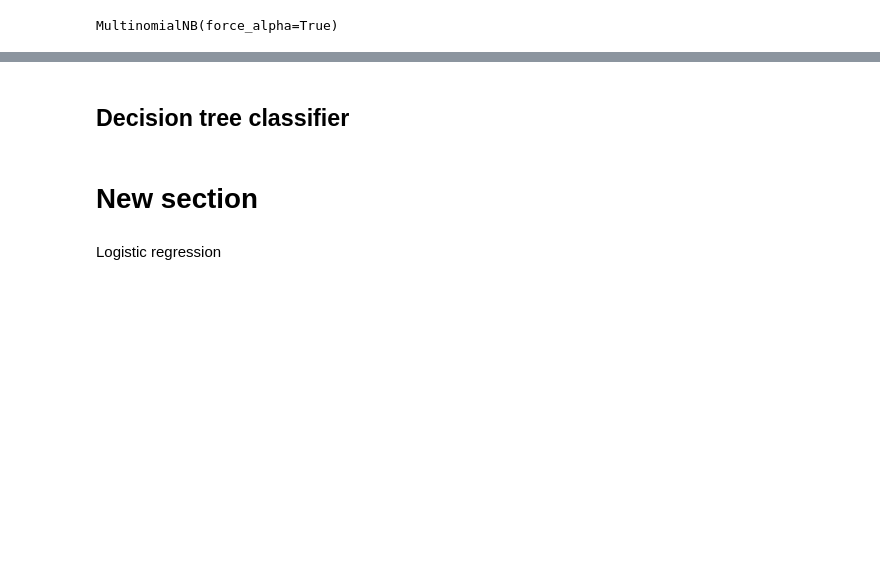
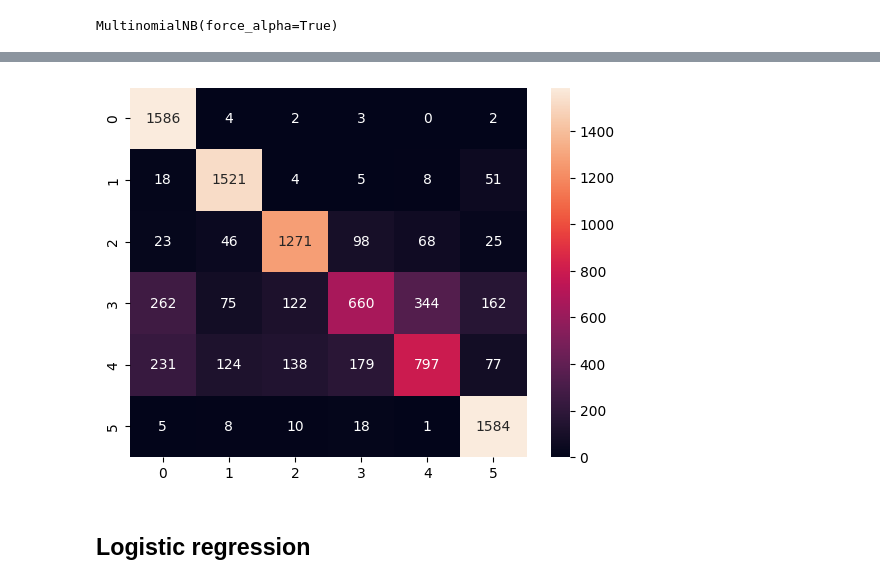
Before and after one commit to Adithya018/CYBER-BULLYING-TWEET-PREDICTION, a Jupyter notebook: Cyberbullying_tweet_Classification.ipynb, the cells around one changed output, grey strips where cells are left out. Saved outputs shown, nothing was run; the diff lists cells and outputs as text; code cells hidden in the pictures; blank space fills up the shorter version.

```diff
--- a/Cyberbullying_tweet_Classification.ipynb
+++ b/Cyberbullying_tweet_Classification.ipynb
@@ -251,9 +278,9 @@ weighted avg       0.03      0.16      0.04      9532
 ##Multinomial Naive Bayes
 # %%
 mnb = MultinomialNB(force_alpha=True,fit_prior=True)
-mnb.fit(term_idf_train, y_train)
+mnb.fit(count_vect_train, y_train)
 # %% [output]
 MultinomialNB(force_alpha=True)
 # %%
-mnb_predictions  = mnb.predict(term_idf_test)
-accuracy = mnb.score(term_idf_test, y_test)
+mnb_predictions  = mnb.predict(count_vect_test)
+mnb_accuracy = mnb.score(count_vect_test, y_test)
@@ -293,8 +306,10 @@ weighted avg       0.53      0.48      0.49      9532
-# %% [markdown]
-## Decision tree classifier
-# %% [markdown]
-# New section
-# %% [markdown]
-Logistic regression
+# %%
+cm = confusion_matrix(y_test,mnb_predictions)
+sns.heatmap(cm,annot=True,fmt='g')
+plt.show()
+# %% [output]
+[figure, added]
+# %% [markdown]
+## Logistic regression
 # %%
 from sklearn.linear_model import LogisticRegression
```
Also changed, not shown: parts of 33 cells of this notebook.
